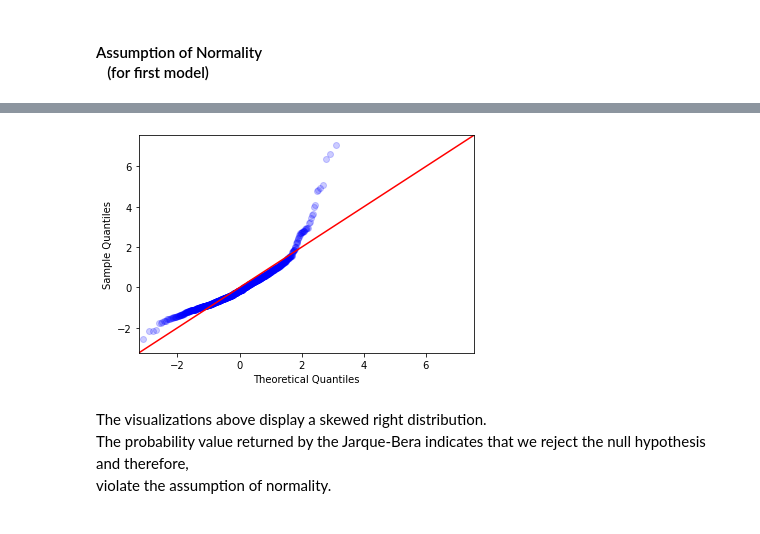
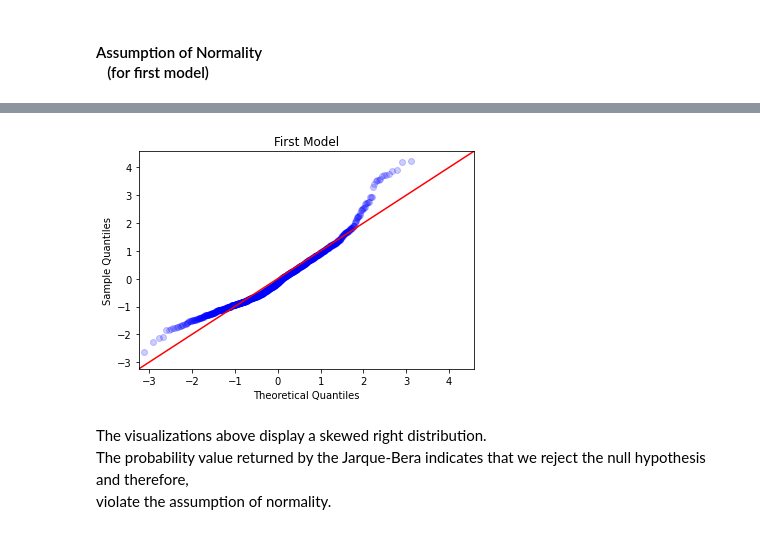
Before and after one commit to Benjamin2817/dsc-phase-2-project, a Jupyter notebook: King_County_Housing_Data_Analysis.ipynb, the cells around one changed output, grey strips where cells are left out. Cells and saved outputs as stored; diff of their text form; code cells hidden in the pictures.

```diff
--- a/King_County_Housing_Data_Analysis.ipynb
+++ b/King_County_Housing_Data_Analysis.ipynb
@@ -65,0 +111,2 @@ list(house_data.columns)
+# %%
+house_data = house_data.groupby('zipcode')
@@ -118,6 +157,6 @@ dtype: int64
 # %%
-## Reorder columns to set the id number as index and move the target variable to the first column
-house_data.set_index('id', inplace=True)
+## Reorder columns so that the target variable is the first column
+house_data.drop('id', axis=1, inplace=True)
 column_headers = list(house_data.columns)
 column_headers = [column_headers[1]] + column_headers[:1] + column_headers[2:]
 house_data = house_data[column_headers]
@@ -127,8 +168,12 @@ house_data = house_data[column_headers]
 As we are only concerned with new construction we will remove data of houses not built within the last five years.
 # %%
 house_data = house_data[(house_data.yr_built <= 2015) & (house_data.yr_built >= 2011)]
-# %%
-mean_plus_three_std = house_data.sqft_living.mean() + 3 * house_data.sqft_living.std()
-mean_minus_three_std = house_data.sqft_living.mean() - 3 * house_data.sqft_living.std()
-house_data = house_data[(house_data.sqft_living <= mean_plus_three_std) &\
-                        (house_data.sqft_living >= mean_minus_three_std)]
+# %%
+## We then remove the data that lies beyond three standard deviations of the average price so that
+## our model isn't explaining these outliers.
+
+## Use +/- IQR*1.5
+mean_plus_three_std = house_data.price.mean() + 3 * house_data.price.std()
+mean_minus_three_std = house_data.price.mean() - 3 * house_data.price.std()
+house_data = house_data[(house_data.price <= mean_plus_three_std) &\
+                        (house_data.price >= mean_minus_three_std)]
@@ -229,9 +276,10 @@ array([[<AxesSubplot:title={'center':'price'}>,
 # %%
 residuals = first_model_results.resid
 fig = sm.graphics.qqplot(residuals, dist=stats.norm, fit=True, line='45', alpha=0.2)
+plt.title('First Model', size=12);
 fig.show()
 # %% [output]
-[figure, old version]
+[figure, new version]
 # %% [markdown]
 The visualizations above display a skewed right distribution.<br>
 The probability value returned by the Jarque-Bera indicates that we reject the null hypothesis and therefore,<br>
```
Also changed, not shown: parts of 43 cells of this notebook, 35 other files.
